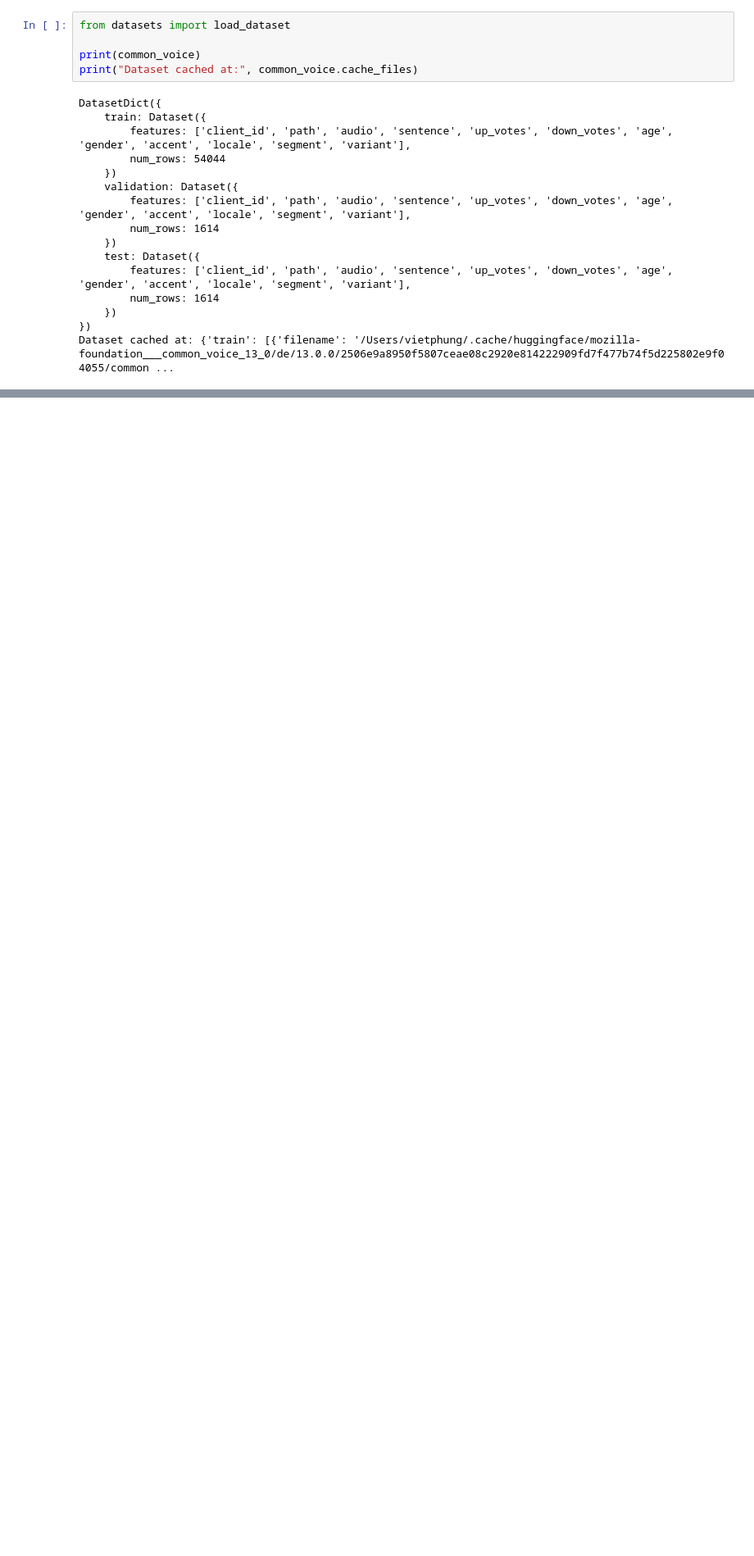
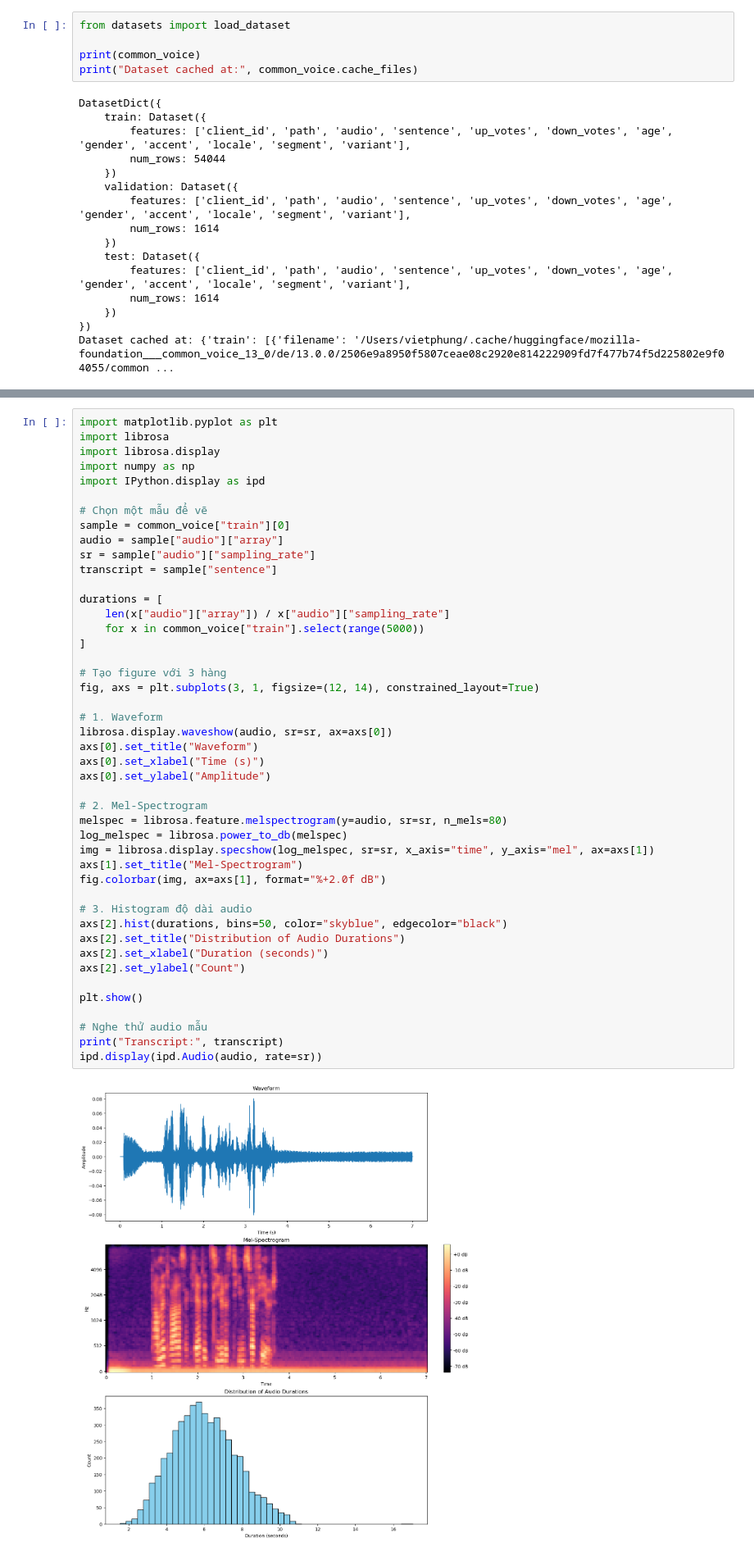
Before and after one commit to quocvietphung/speak-german, a Jupyter notebook: training/whisper_finetune_german.ipynb, the cells around one changed output, grey strips where cells are left out. Shown at 82% size. Cells and saved outputs as stored; diff of their text form; blank space fills up the shorter version.

Commit message:
Refactor whisper_finetune_german.ipynb: streamline dataset loading, resample audio, and enhance model initialization

```diff
--- a/training/whisper_finetune_german.ipynb
+++ b/training/whisper_finetune_german.ipynb
@@ -88,0 +98,47 @@ ipd.Audio(sample["audio"]["array"], rate=sample["audio"]["sampling_rate"])
+# %%
+import matplotlib.pyplot as plt
+import librosa
+import librosa.display
+import numpy as np
+import IPython.display as ipd
+
+# Chọn một mẫu để vẽ
+sample = common_voice["train"][0]
+audio = sample["audio"]["array"]
+sr = sample["audio"]["sampling_rate"]
+transcript = sample["sentence"]
+
+durations = [
+    len(x["audio"]["array"]) / x["audio"]["sampling_rate"]
+    for x in common_voice["train"].select(range(5000))
+]
+
+# Tạo figure với 3 hàng
+fig, axs = plt.subplots(3, 1, figsize=(12, 14), constrained_layout=True)
+
+# 1. Waveform
+librosa.display.waveshow(audio, sr=sr, ax=axs[0])
+axs[0].set_title("Waveform")
+axs[0].set_xlabel("Time (s)")
+axs[0].set_ylabel("Amplitude")
+
+# 2. Mel-Spectrogram
+melspec = librosa.feature.melspectrogram(y=audio, sr=sr, n_mels=80)
+log_melspec = librosa.power_to_db(melspec)
+img = librosa.display.specshow(log_melspec, sr=sr, x_axis="time", y_axis="mel", ax=axs[1])
+axs[1].set_title("Mel-Spectrogram")
+fig.colorbar(img, ax=axs[1], format="%+2.0f dB")
+
+# 3. Histogram độ dài audio
+axs[2].hist(durations, bins=50, color="skyblue", edgecolor="black")
+axs[2].set_title("Distribution of Audio Durations")
+axs[2].set_xlabel("Duration (seconds)")
+axs[2].set_ylabel("Count")
+
+plt.show()
+
+# Nghe thử audio mẫu
+print("Transcript:", transcript)
+ipd.display(ipd.Audio(audio, rate=sr))
+# %% [output]
+[figure, added]
```
Also changed, not shown: parts of 3 cells of this notebook.
